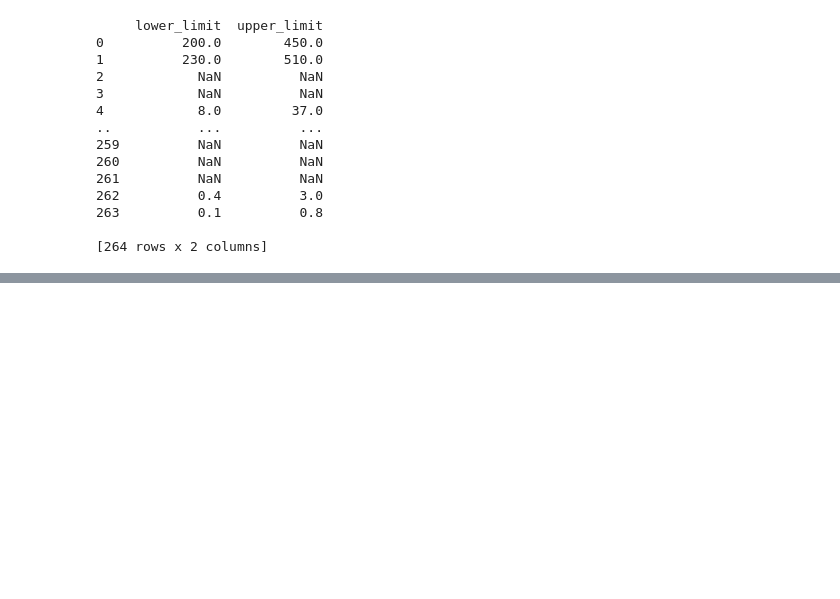
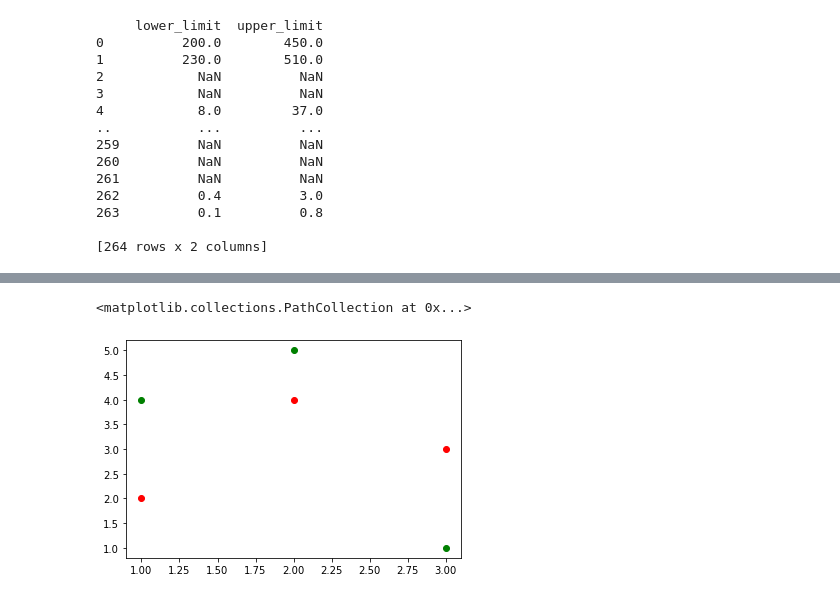
Before and after one commit to paleomaniac/Health_DataScience_Journal_Club, a Jupyter notebook: Scaling/test_lab_explore.ipynb, the cells around one changed output, grey strips where cells are left out. Cells and saved outputs as stored; diff of their text form; code cells hidden in the pictures; blank space fills up the shorter version.

```diff
--- a/Scaling/test_lab_explore.ipynb
+++ b/Scaling/test_lab_explore.ipynb
@@ -106,0 +201,12 @@ for i in range(len(child_df['range'])):
+# %%
+x = [1,1,1]
+y = [2,3,4]
+plt.scatter(1,2, color = 'r', label = 'test1')
+plt.scatter(1,4, color = 'g', label = 'test2')
+plt.scatter(2,4, color = 'r', label = 'test1')
+plt.scatter(2,5, color = 'g', label = 'test2')
+plt.scatter(3,3, color = 'r', label = 'test1')
+plt.scatter(3,1, color = 'g', label = 'test2')
+# %% [output]
+<matplotlib.collections.PathCollection at 0x...>
+[figure, added]
```
Also changed, not shown: parts of 15 cells of this notebook, 4 other files.
